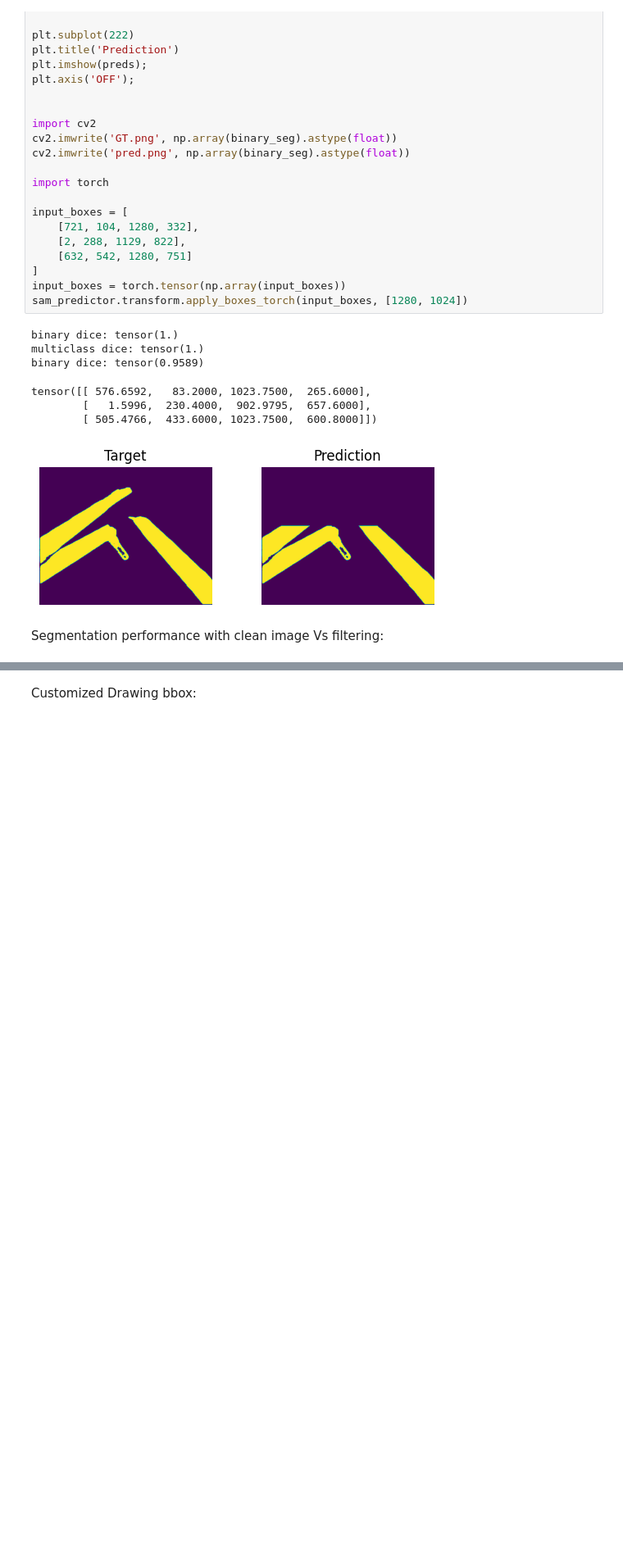
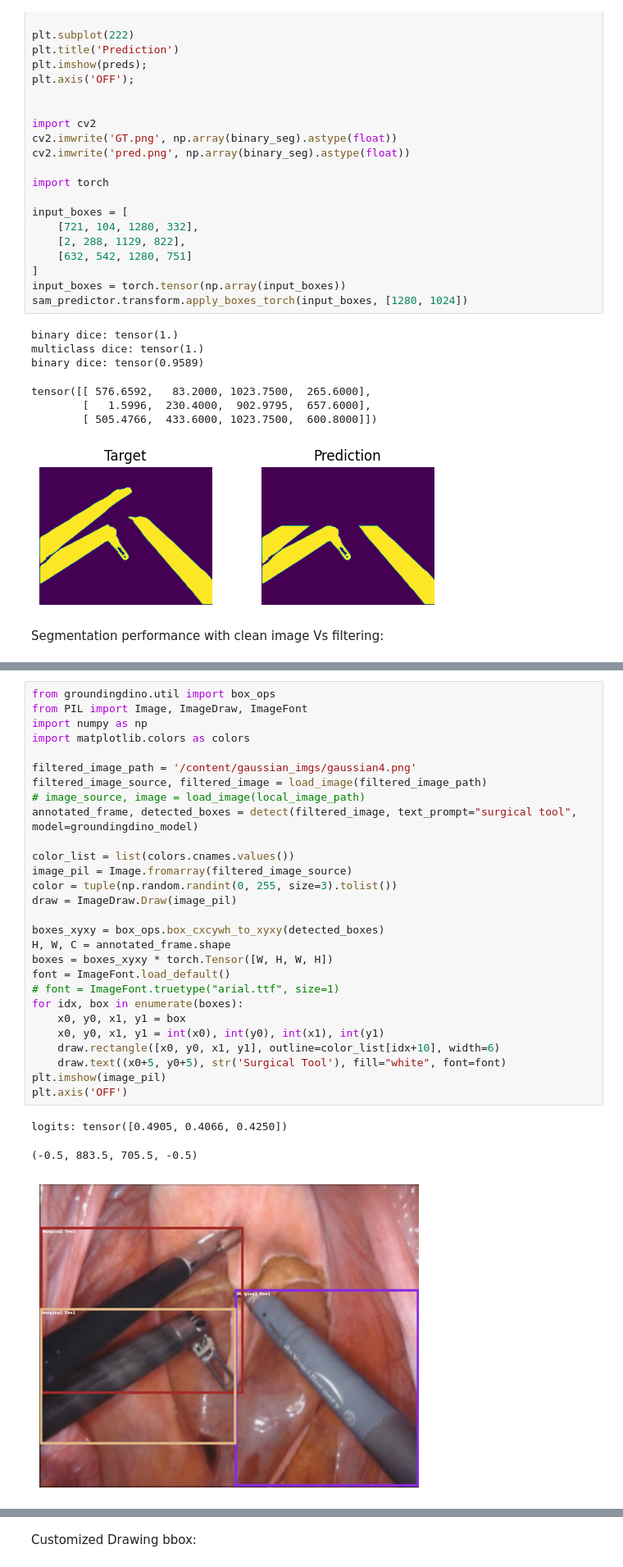
Before and after one commit to jenniferhiga/HCI_AI_RoboticSurgery, a Jupyter notebook: JH_Grounded_SAM_Tool_Instance_Segmentation.ipynb, the cells around one changed output, grey strips where cells are left out. Shown at 82% size. Drawn from its saved outputs; the diff is of its cells as text; blank space fills up the shorter version.

```diff
--- a/JH_Grounded_SAM_Tool_Instance_Segmentation.ipynb
+++ b/JH_Grounded_SAM_Tool_Instance_Segmentation.ipynb
@@ -843,2 +842,34 @@ Detection mIoU: tensor(0.6107)
 Segmentation dice: tensor(0.5979)
 [figure]
+# %%
+from groundingdino.util import box_ops
+from PIL import Image, ImageDraw, ImageFont
+import numpy as np
+import matplotlib.colors as colors
+
+filtered_image_path = '/content/gaussian_imgs/gaussian4.png'
+filtered_image_source, filtered_image = load_image(filtered_image_path)
+# image_source, image = load_image(local_image_path)
+annotated_frame, detected_boxes = detect(filtered_image, text_prompt="surgical tool", model=groundingdino_model)
+
+color_list = list(colors.cnames.values())
+image_pil = Image.fromarray(filtered_image_source)
+color = tuple(np.random.randint(0, 255, size=3).tolist())
+draw = ImageDraw.Draw(image_pil)
+
+boxes_xyxy = box_ops.box_cxcywh_to_xyxy(detected_boxes)
+H, W, C = annotated_frame.shape
+boxes = boxes_xyxy * torch.Tensor([W, H, W, H])
+font = ImageFont.load_default()
+# font = ImageFont.truetype("arial.ttf", size=1)
+for idx, box in enumerate(boxes):
+    x0, y0, x1, y1 = box
+    x0, y0, x1, y1 = int(x0), int(y0), int(x1), int(y1)
+    draw.rectangle([x0, y0, x1, y1], outline=color_list[idx+10], width=6)
+    draw.text((x0+5, y0+5), str('Surgical Tool'), fill="white", font=font)
+plt.imshow(image_pil)
+plt.axis('OFF')
+# %% [output]
+logits: tensor([0.4905, 0.4066, 0.4250])
+(-0.5, 883.5, 705.5, -0.5)
+[figure, added]
```
Also changed, not shown: parts of 7 cells of this notebook.
